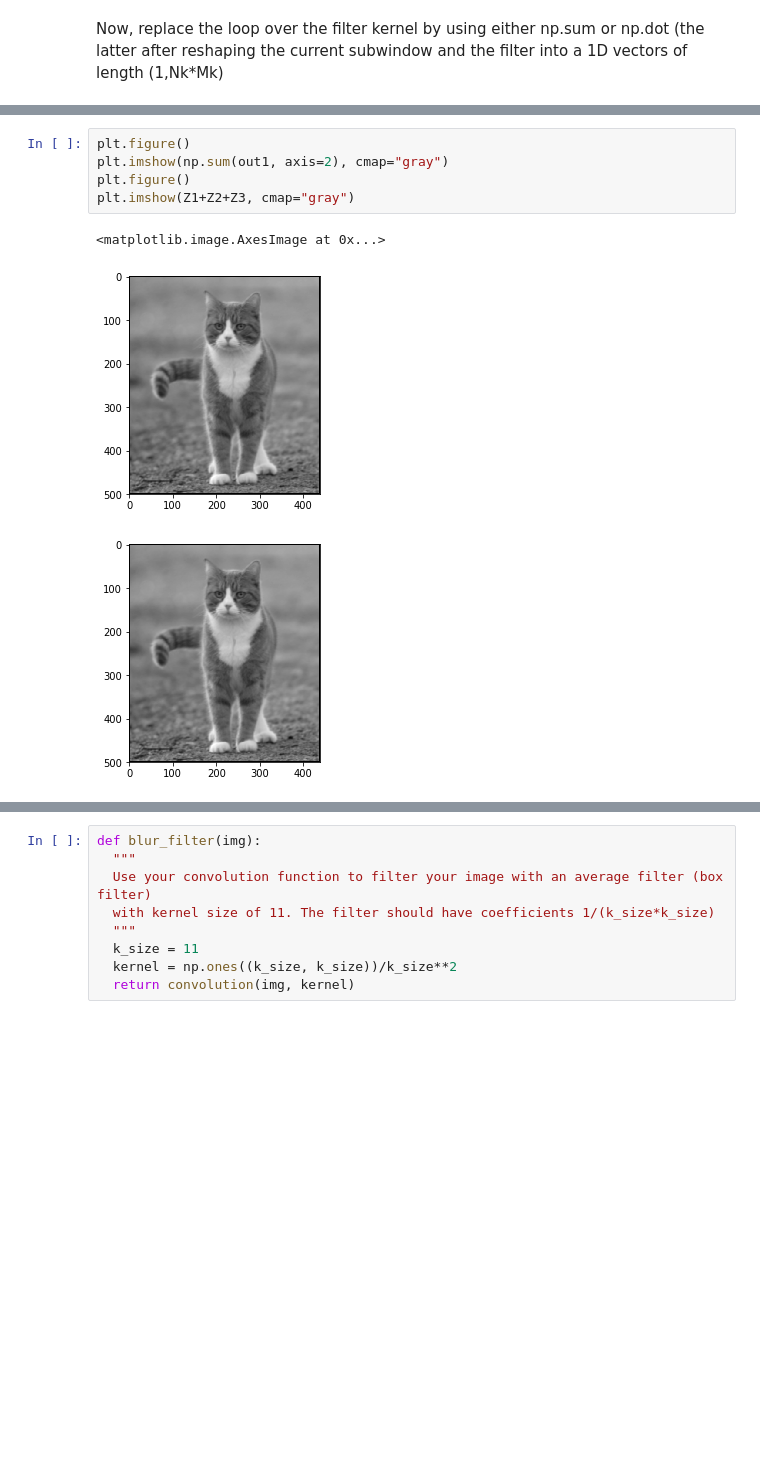
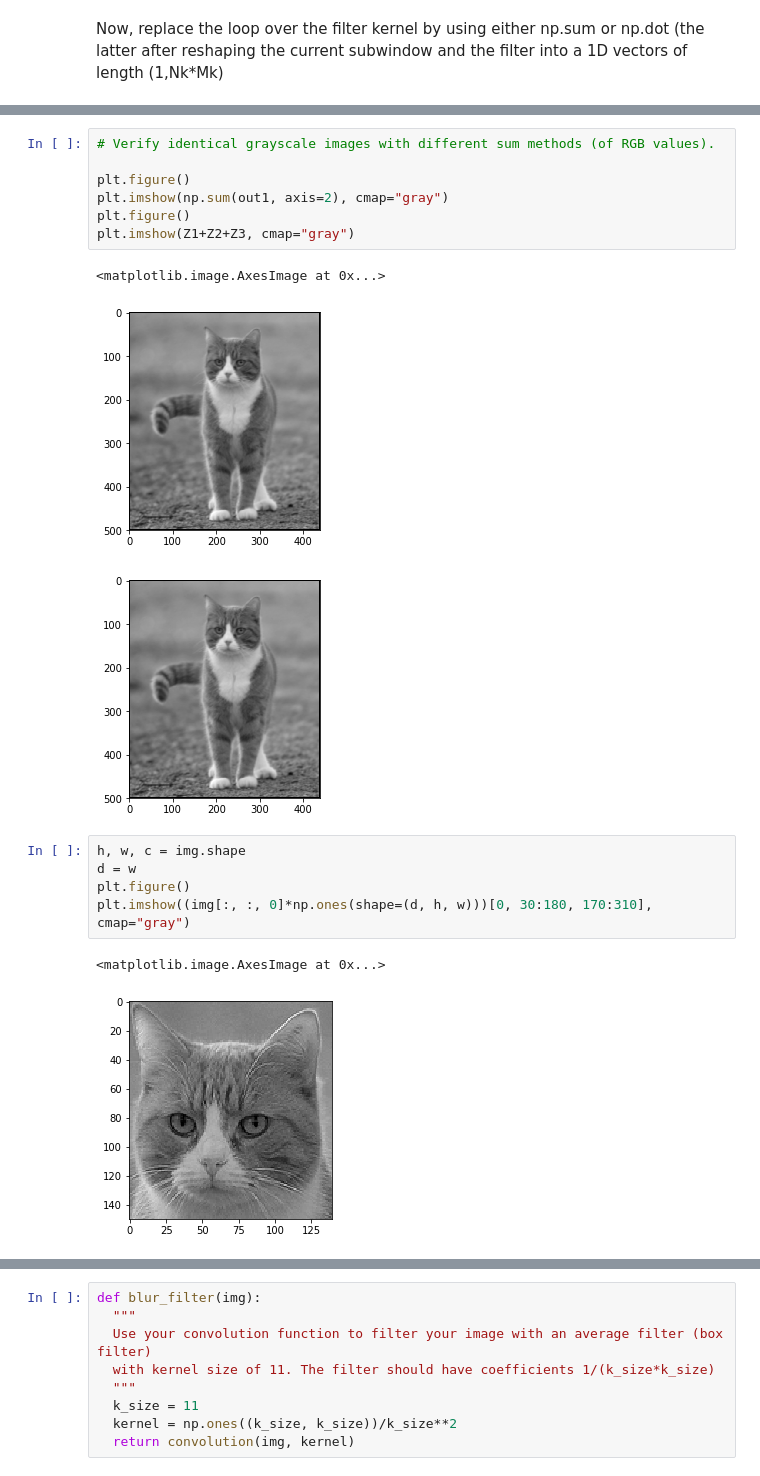
Before and after one commit to ivartz/IN9400_exercises, a Jupyter notebook: week1/convolution.ipynb, the cells around one changed output, grey strips where cells are left out. Cells and saved outputs as stored; diff of their text form; blank space fills up the shorter version.

```diff
--- a/week1/convolution.ipynb
+++ b/week1/convolution.ipynb
@@ -247,6 +336,8 @@ fig.colorbar(subfig3, ax=ax3)
 <matplotlib.colorbar.Colorbar at 0x...>
 [figure]
 # %%
+# Verify identical grayscale images with different sum methods (of RGB values).
+
 plt.figure()
 plt.imshow(np.sum(out1, axis=2), cmap="gray")
 plt.figure()
@@ -255,3 +346,11 @@ plt.imshow(Z1+Z2+Z3, cmap="gray")
 <matplotlib.image.AxesImage at 0x...>
 [figure]
 [figure]
+# %%
+h, w, c = img.shape
+d = w
+plt.figure()
+plt.imshow((img[:, :, 0]*np.ones(shape=(d, h, w)))[0, 30:180, 170:310], cmap="gray")
+# %% [output]
+<matplotlib.image.AxesImage at 0x...>
+[figure, added]
```
Also changed, not shown: parts of 11 cells of this notebook, 13 other files.
